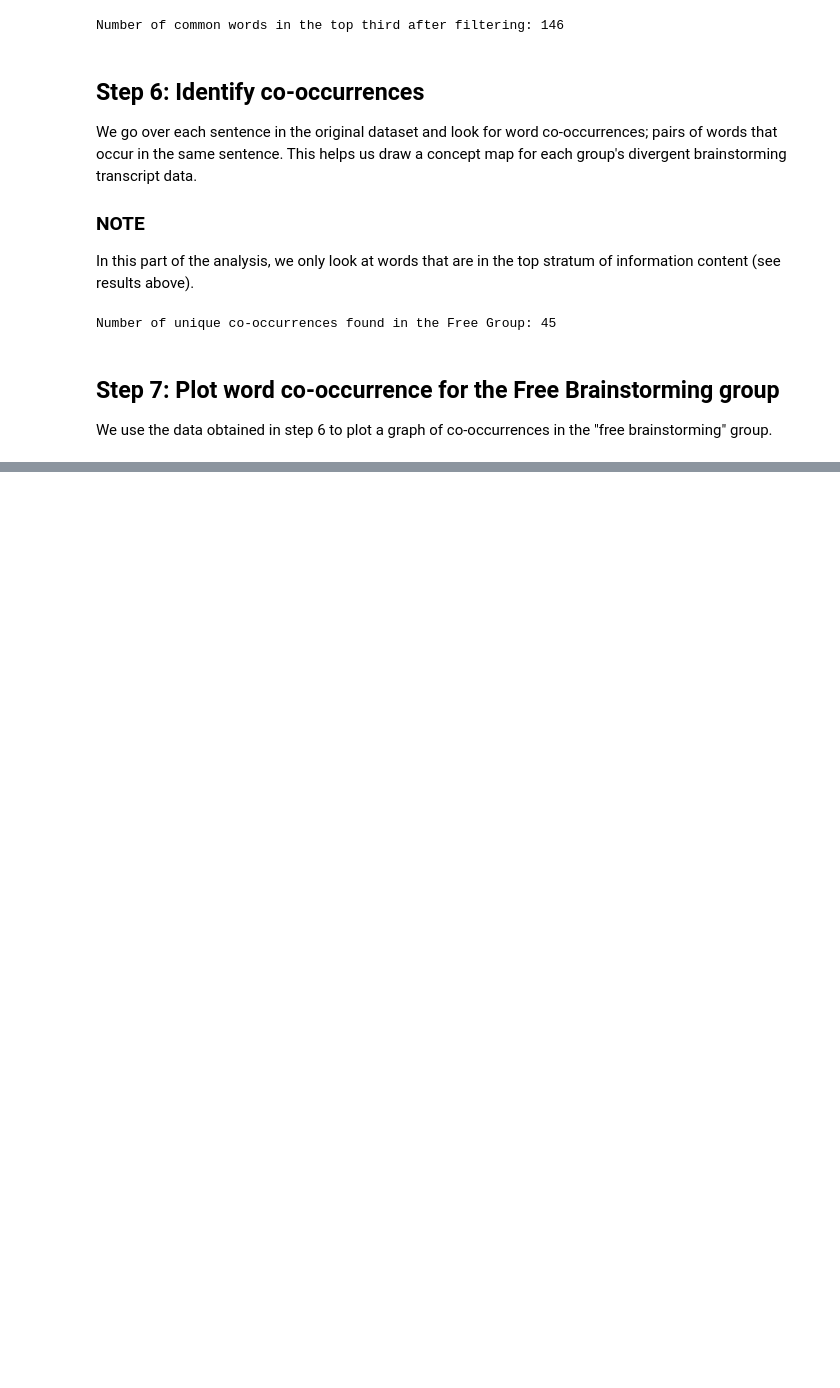
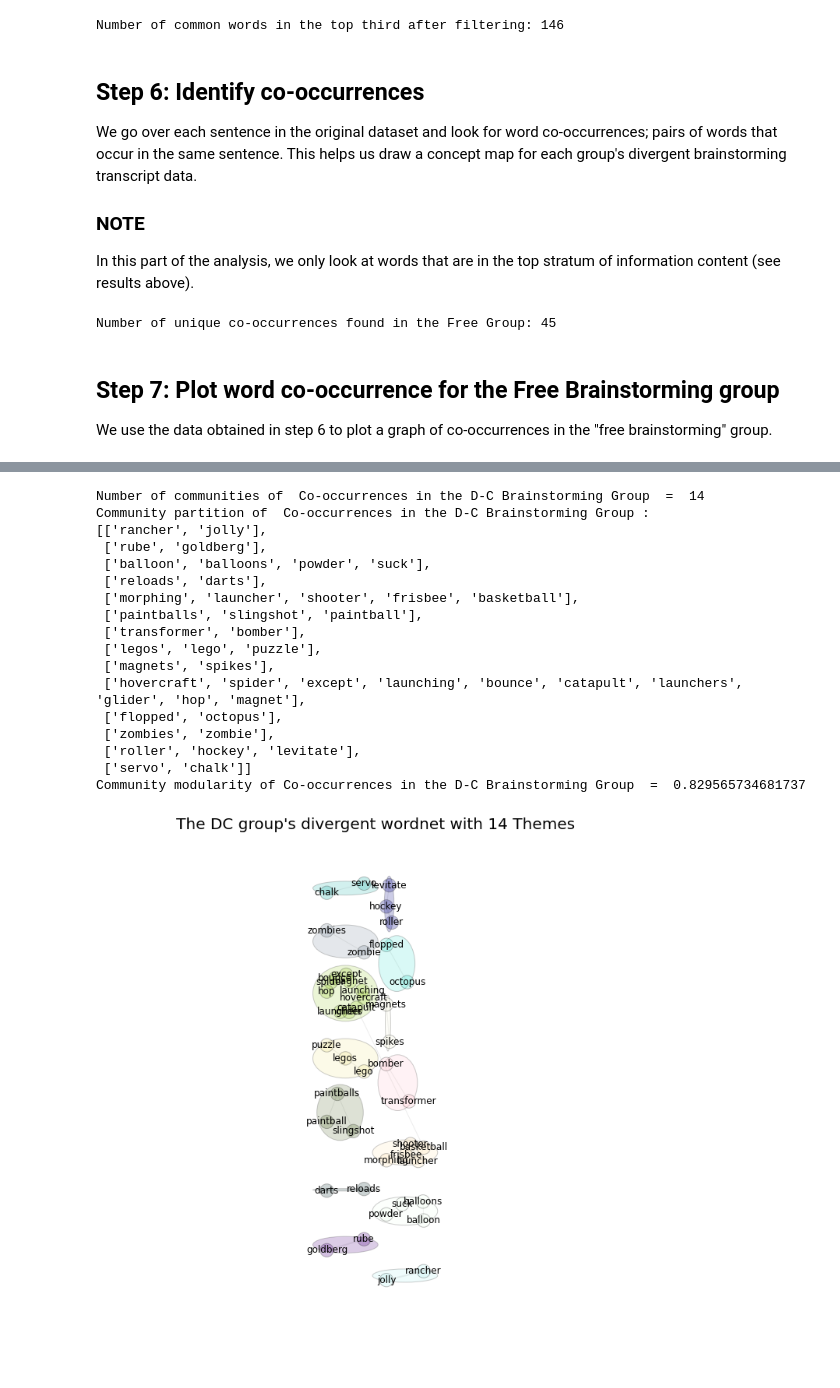
Before and after one commit to senthilchandrasegaran/jupyter-notebooks, a Jupyter notebook: brainstorming-viz/divergence_infocontent_interactive.ipynb, the cells around one changed output, grey strips where cells are left out. Saved outputs shown, nothing was run; the diff lists cells and outputs as text; code cells hidden in the pictures; blank space fills up the shorter version.

```diff
--- a/brainstorming-viz/divergence_infocontent_interactive.ipynb
+++ b/brainstorming-viz/divergence_infocontent_interactive.ipynb
@@ -572,0 +652,4 @@ draw_interactive_network(GFree, freeGrpFrequencies, freeCooccur_top, freeContext
+# %%
+# Identify co-occurrences of the common words in the D-C transcript dataset
+DCCooccur_top, DCContext_top = altOccurrences(group2_divergent, topCommon)
+print("Number of unique co-occurrences found in the DC Group:", len(DCCooccur_top))
@@ -572,0 +658,5 @@ draw_interactive_network(GFree, freeGrpFrequencies, freeCooccur_top, freeContext
+# %%
+DCGraphData = makegraph(DCCooccur_top)
+GDC = DCGraphData[0]
+DCEdges = DCGraphData[1]
+pos1 = nx.spring_layout(GDC, iterations=20)
@@ -572,0 +668,34 @@ draw_interactive_network(GFree, freeGrpFrequencies, freeCooccur_top, freeContext
+# %%
+from tools import draw_comms, modul_arity, print_communities
+sstt = "Co-occurrences in the D-C Brainstorming Group"
+part, nodper = print_communities(GDC, sstt)
+
+d=0.8
+dd=0.8
+c=1.2
+cc=1.4
+alpha=0.2
+ealpha=0.15
+vcc={}
+
+sstta="The DC group's divergent wordnet with "+ str(max(part.values())+1) + " Themes"
+draw_comms(GDC,GDC.nodes(),[],[],[] ,part,part,d,dd,c,cc,alpha,ealpha,nodper,sstta,titlefont=20,labelfont=12,valpha=0.25)
+# %% [output]
+Number of communities of  Co-occurrences in the D-C Brainstorming Group  =  14
+Community partition of  Co-occurrences in the D-C Brainstorming Group :
+[['rancher', 'jolly'],
+ ['rube', 'goldberg'],
+ ['balloon', 'balloons', 'powder', 'suck'],
+ ['reloads', 'darts'],
+ ['morphing', 'launcher', 'shooter', 'frisbee', 'basketball'],
+ ['paintballs', 'slingshot', 'paintball'],
+ ['transformer', 'bomber'],
+ ['legos', 'lego', 'puzzle'],
+ ['magnets', 'spikes'],
+ ['hovercraft', 'spider', 'except', 'launching', 'bounce', 'catapult', 'launchers', 'glider', 'hop', 'magnet'],
+ ['flopped', 'octopus'],
+ ['zombies', 'zombie'],
+ ['roller', 'hockey', 'levitate'],
+ ['servo', 'chalk']]
+Community modularity of Co-occurrences in the D-C Brainstorming Group  =  0.829565734681737
+[figure, added]
```
Also changed, not shown: parts of 12 cells of this notebook, 1 other file.
